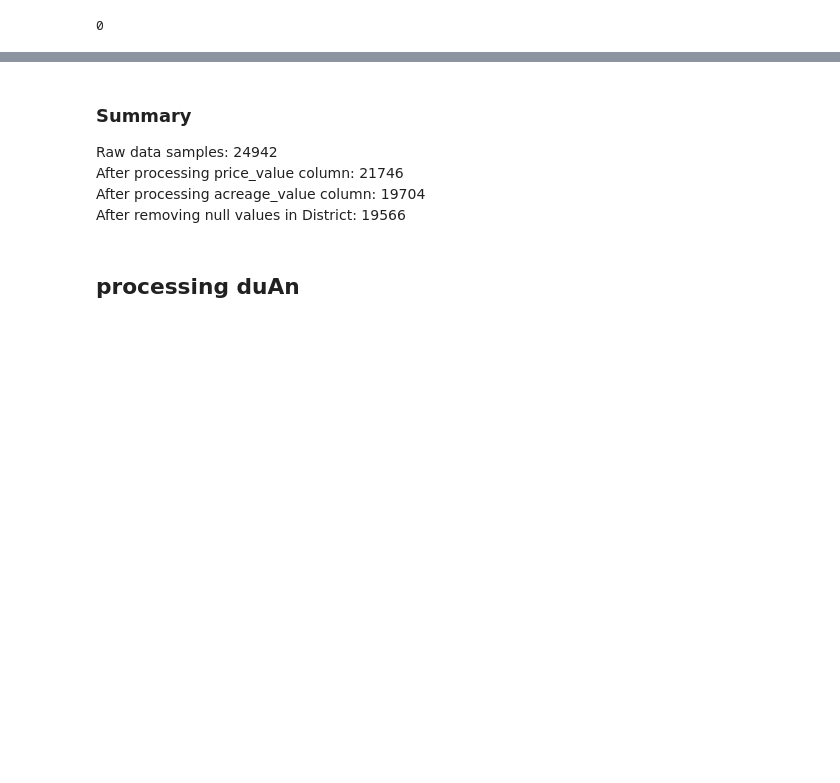
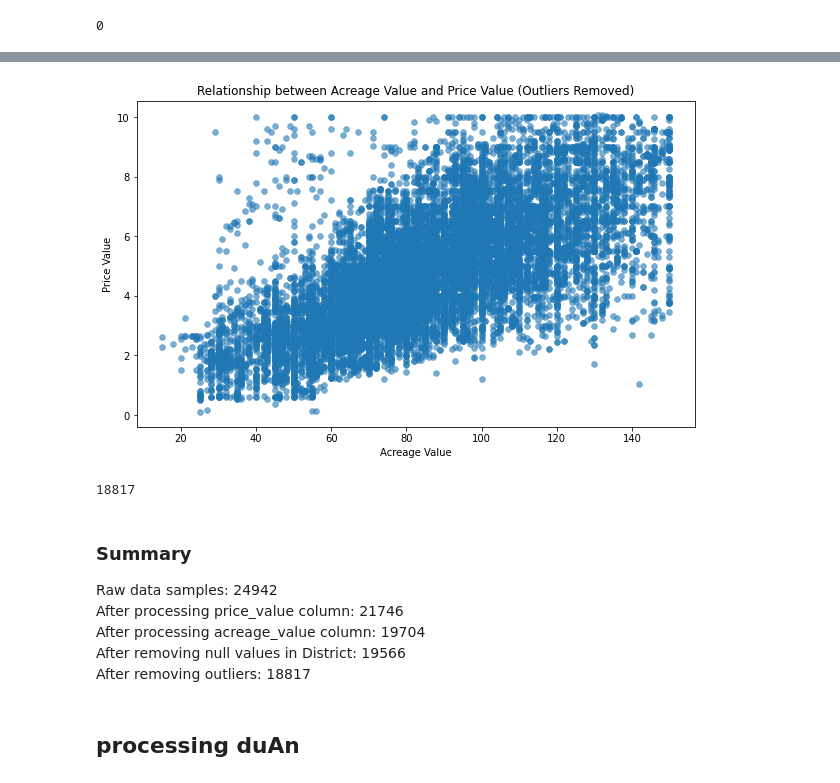
Before and after one commit to NTHuyne/apartment-price-prediction, a Jupyter notebook: src/data_processing/eda.ipynb, the cells around one changed output, grey strips where cells are left out. Drawn from its saved outputs; the diff is of its cells as text; code cells hidden in the pictures; blank space fills up the shorter version.

```diff
--- a/src/data_processing/eda.ipynb
+++ b/src/data_processing/eda.ipynb
@@ -601,9 +721,25 @@ dist_null
+# %%
+df_no_outliers = df_no_outliers[~((df_no_outliers['price_value'] < 1) & (df_no_outliers['acreage_value'] > 60))]
+# %%
+plt.figure(figsize=(10, 6))
+sns.scatterplot(data=df_no_outliers, x='acreage_value', y='price_value', alpha=0.6, edgecolor=None)
+plt.xlabel('Acreage Value')
+plt.ylabel('Price Value')
+plt.title('Relationship between Acreage Value and Price Value (Outliers Removed)')
+plt.show()
+# %% [output]
+[figure, added]
+# %%
+df_no_outliers.shape[0]
+# %% [output]
+18817
 # %% [markdown]
 ### Summary
 Raw data samples: 24942 <br />
 After processing price_value column: 21746 <br />
 After processing acreage_value column: 19704 <br />
 After removing null values in District: 19566 <br />
+After removing outliers: 18817 <br />
 # %%
 df_no_outliers.to_csv('..\\..\\data\\normalized\\clean_dataset.csv', index = False)
 # %% [markdown]
```
Also changed, not shown: parts of 17 cells of this notebook, 1 other file.
